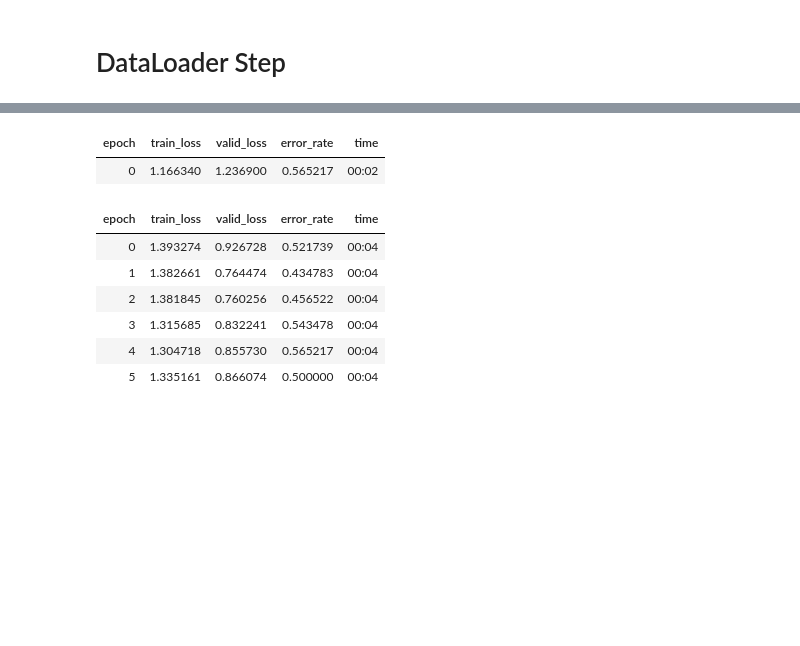
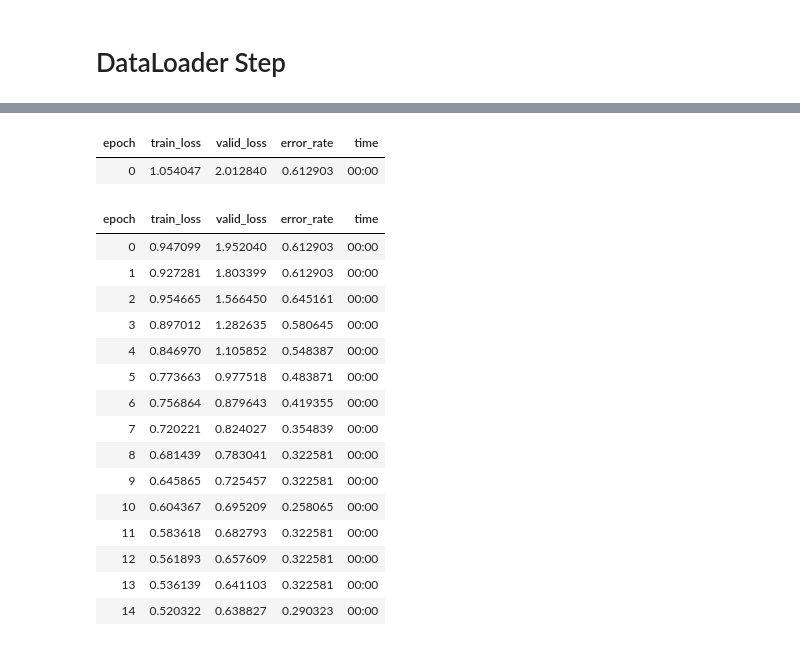
Before and after one commit to jamescavanagh/unpackAI, a Jupyter notebook: EEG_Alchoholism.ipynb, the cells around one changed output, grey strips where cells are left out. Cells and saved outputs as stored; diff of their text form; code cells hidden in the pictures; blank space fills up the shorter version.

```diff
--- a/EEG_Alchoholism.ipynb
+++ b/EEG_Alchoholism.ipynb
@@ -738,4 +1241,4 @@ learn.fine_tune(10)
 # %%
 learn = cnn_learner(dls, resnet34, metrics=error_rate)
-learn.fine_tune(6)
+learn.fine_tune(15)
 # %% [output]
@@ -743,10 +1245,19 @@ Downloading: "https://download.pytorch.org/models/resnet34-b627a593.pth" to /roo
 | epoch | train_loss | valid_loss | error_rate | time |
-| 0 | 1.166340 | 1.236900 | 0.565217 | 00:02 |
+| 0 | 1.054047 | 2.012840 | 0.612903 | 00:00 |
 | epoch | train_loss | valid_loss | error_rate | time |
-| 0 | 1.393274 | 0.926728 | 0.521739 | 00:04 |
-| 1 | 1.382661 | 0.764474 | 0.434783 | 00:04 |
-| 2 | 1.381845 | 0.760256 | 0.456522 | 00:04 |
-| 3 | 1.315685 | 0.832241 | 0.543478 | 00:04 |
-| 4 | 1.304718 | 0.855730 | 0.565217 | 00:04 |
-| 5 | 1.335161 | 0.866074 | 0.500000 | 00:04 |
+| 0 | 0.947099 | 1.952040 | 0.612903 | 00:00 |
+| 1 | 0.927281 | 1.803399 | 0.612903 | 00:00 |
+| 2 | 0.954665 | 1.566450 | 0.645161 | 00:00 |
+| 3 | 0.897012 | 1.282635 | 0.580645 | 00:00 |
+| 4 | 0.846970 | 1.105852 | 0.548387 | 00:00 |
+| 5 | 0.773663 | 0.977518 | 0.483871 | 00:00 |
+| 6 | 0.756864 | 0.879643 | 0.419355 | 00:00 |
+| 7 | 0.720221 | 0.824027 | 0.354839 | 00:00 |
+| 8 | 0.681439 | 0.783041 | 0.322581 | 00:00 |
+| 9 | 0.645865 | 0.725457 | 0.322581 | 00:00 |
+| 10 | 0.604367 | 0.695209 | 0.258065 | 00:00 |
+| 11 | 0.583618 | 0.682793 | 0.322581 | 00:00 |
+| 12 | 0.561893 | 0.657609 | 0.322581 | 00:00 |
+| 13 | 0.536139 | 0.641103 | 0.322581 | 00:00 |
+| 14 | 0.520322 | 0.638827 | 0.290323 | 00:00 |
 # %%
```
Also changed, not shown: parts of 169 cells of this notebook.
